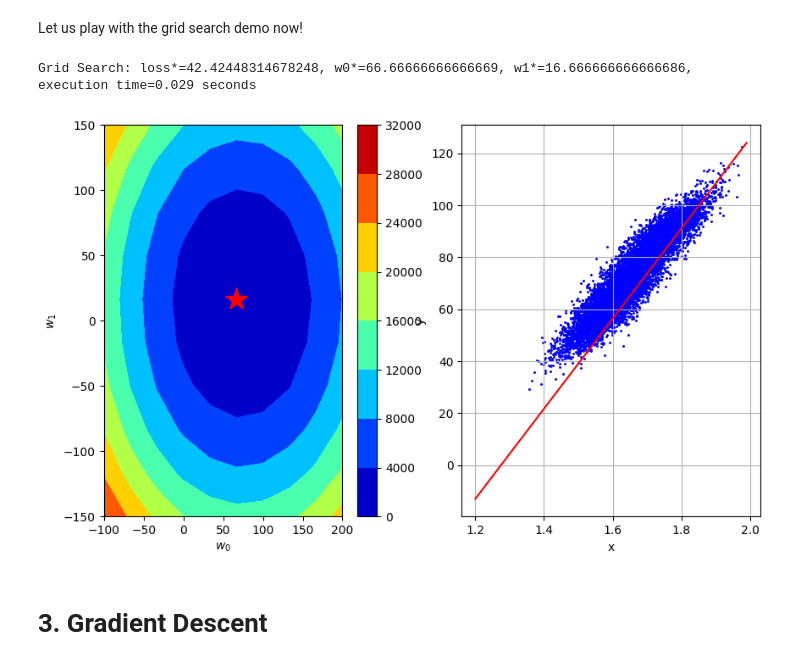
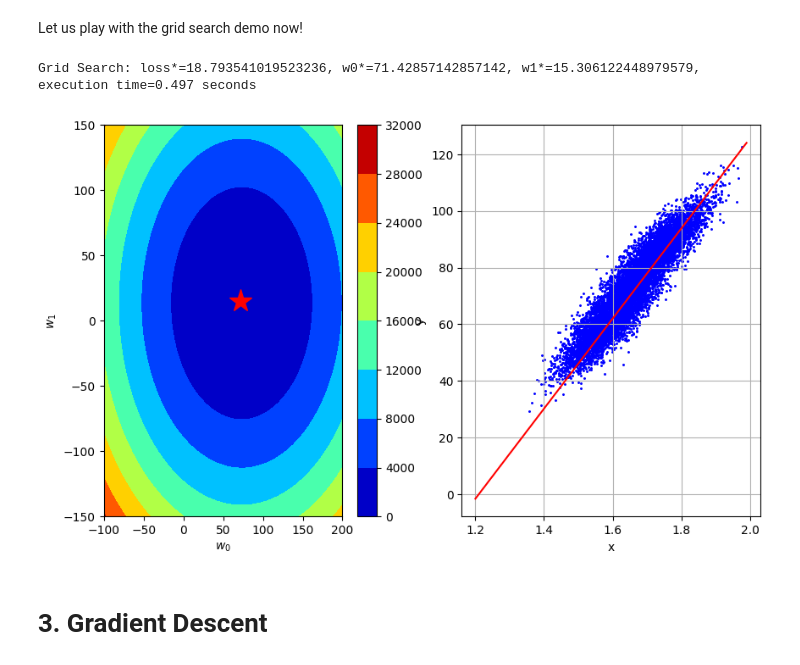
Before and after one commit to Hecramco/ML_course, a Jupyter notebook: labs/ex02/template/ex02.ipynb, the cells around one changed output. Drawn from its saved outputs; the diff is of its cells as text; code cells hidden in the pictures.

```diff
--- a/labs/ex02/template/ex02.ipynb
+++ b/labs/ex02/template/ex02.ipynb
@@ -98,30 +98,30 @@ Let us play with the grid search demo now!
 # %%
 from grid_search import generate_w, get_best_parameters
 from plots import grid_visualization
 
 # Generate the grid of parameters to be swept
-grid_w0, grid_w1 = generate_w(num_intervals=10)
+grid_w0, grid_w1 = generate_w(num_intervals=50)
 
 # Start the grid search
 start_time = datetime.datetime.now()
 grid_losses = grid_search(y, tx, grid_w0, grid_w1)
 
 # Select the best combinaison
 loss_star, w0_star, w1_star = get_best_parameters(grid_w0, grid_w1, grid_losses)
 end_time = datetime.datetime.now()
 execution_time = (end_time - start_time).total_seconds()
 
 # Print the results
 print("Grid Search: loss*={l}, w0*={w0}, w1*={w1}, execution time={t:.3f} seconds".format(
       l=loss_star, w0=w0_star, w1=w1_star, t=execution_time))
 
 # Plot the results
 fig = grid_visualization(grid_losses, grid_w0, grid_w1, mean_x, std_x, height, weight)
 fig.set_size_inches(10.0,6.0)
 fig.savefig("grid_plot")  # Optional saving
 # %% [output]
-Grid Search: loss*=42.42448314678248, w0*=66.66666666666669, w1*=16.666666666666686, execution time=0.029 seconds
+Grid Search: loss*=18.793541019523236, w0*=71.42857142857142, w1*=15.306122448979579, execution time=0.497 seconds
-[figure, old version]
+[figure, new version]
 # %% [markdown]
 # 3. Gradient Descent
 # %% [markdown]
```
Also changed, not shown: parts of 4 cells of this notebook, 3 other files.
